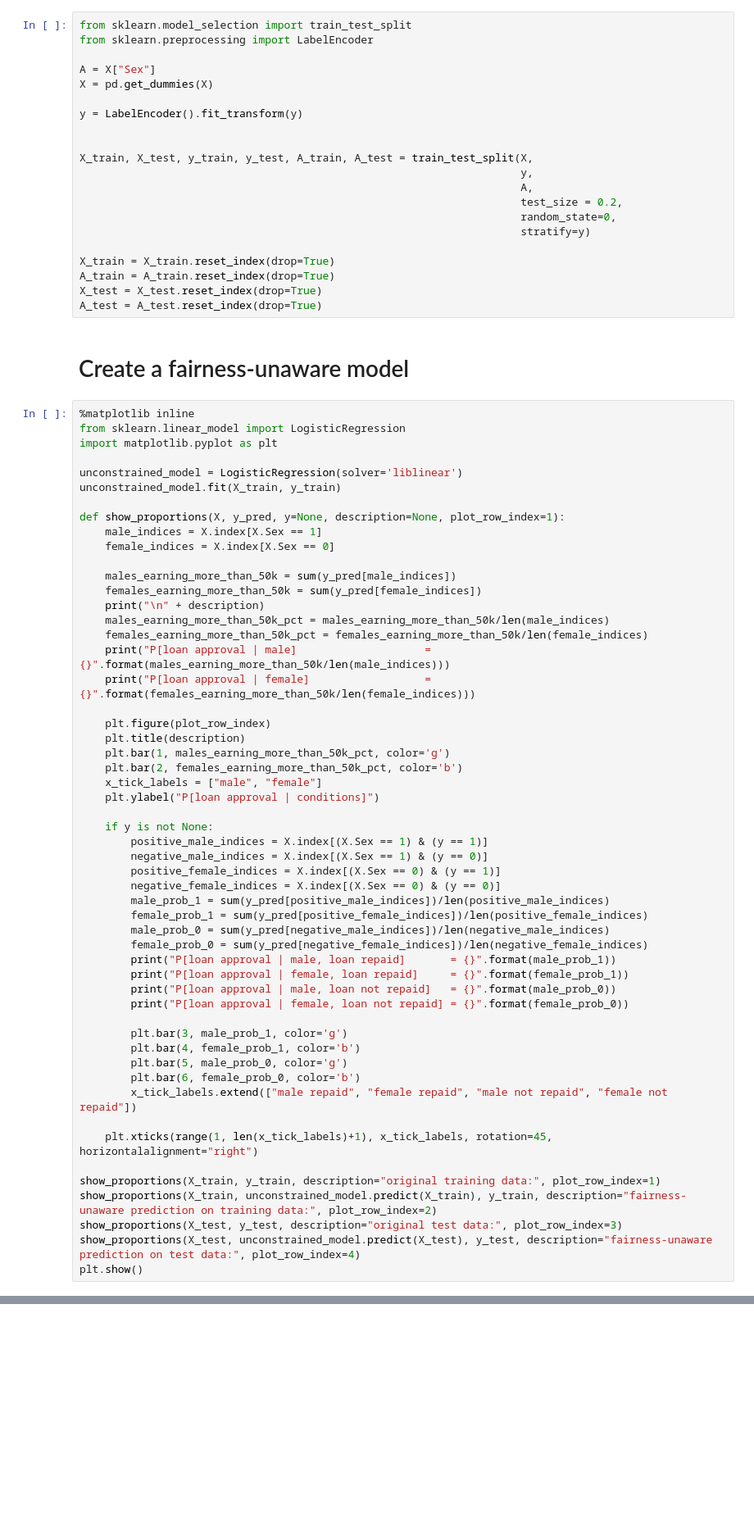
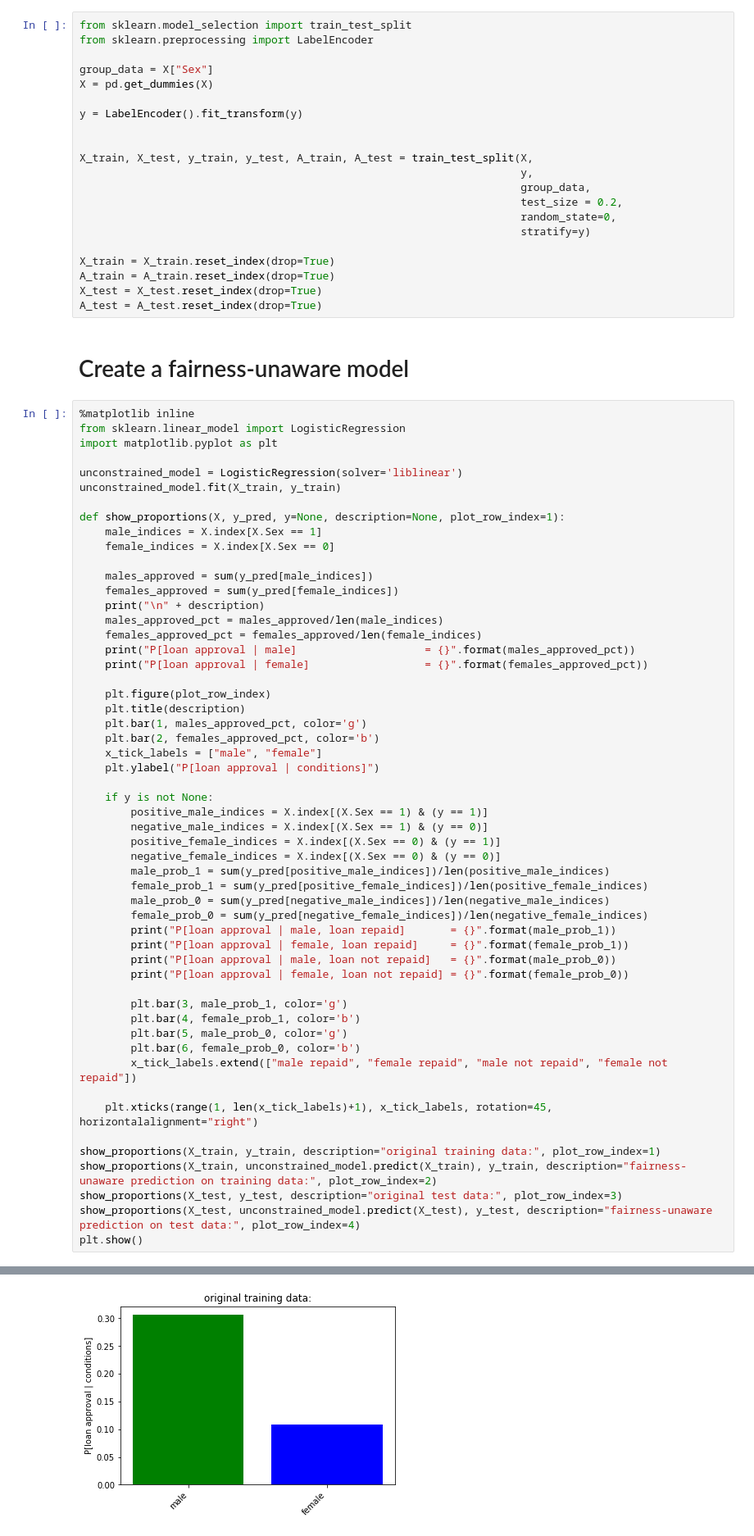
Before and after one commit to fairlearn/fairlearn, a Jupyter notebook: notebooks/Threshold Optimization Post-Processing for Binary Classification.ipynb, the cells around one changed output, grey strips where cells are left out. Shown at 82% size. Cells and saved outputs as stored; diff of their text form; blank space fills up the shorter version.

```diff
--- a/notebooks/Threshold Optimization Post-Processing for Binary Classification.ipynb
+++ b/notebooks/Threshold Optimization Post-Processing for Binary Classification.ipynb
@@ -18,7 +25,7 @@ Since we need to encode categorical attributes properly, there are a few additio
 from sklearn.model_selection import train_test_split
 from sklearn.preprocessing import LabelEncoder
 
-A = X["Sex"]
+group_data = X["Sex"]
 X = pd.get_dummies(X)
 
 y = LabelEncoder().fit_transform(y)
@@ -26,7 +33,7 @@ y = LabelEncoder().fit_transform(y)
 
 X_train, X_test, y_train, y_test, A_train, A_test = train_test_split(X,
                                                                      y,
-                                                                     A,
+                                                                     group_data,
                                                                      test_size = 0.2,
                                                                      random_state=0,
                                                                      stratify=y)
@@ -49,18 +56,18 @@ def show_proportions(X, y_pred, y=None, description=None, plot_row_index=1):
     male_indices = X.index[X.Sex == 1]
     female_indices = X.index[X.Sex == 0]
 
-    males_earning_more_than_50k = sum(y_pred[male_indices])
-    females_earning_more_than_50k = sum(y_pred[female_indices])
+    males_approved = sum(y_pred[male_indices])
+    females_approved = sum(y_pred[female_indices])
     print("\n" + description)
-    males_earning_more_than_50k_pct = males_earning_more_than_50k/len(male_indices)
-    females_earning_more_than_50k_pct = females_earning_more_than_50k/len(female_indices)
-    print("P[loan approval | male]                    = {}".format(males_earning_more_than_50k/len(male_indices)))
-    print("P[loan approval | female]                  = {}".format(females_earning_more_than_50k/len(female_indices)))
+    males_approved_pct = males_approved/len(male_indices)
+    females_approved_pct = females_approved/len(female_indices)
+    print("P[loan approval | male]                    = {}".format(males_approved_pct))
+    print("P[loan approval | female]                  = {}".format(females_approved_pct))
 
     plt.figure(plot_row_index)
     plt.title(description)
-    plt.bar(1, males_earning_more_than_50k_pct, color='g')
-    plt.bar(2, females_earning_more_than_50k_pct, color='b')
+    plt.bar(1, males_approved_pct, color='g')
+    plt.bar(2, females_approved_pct, color='b')
     x_tick_labels = ["male", "female"]
     plt.ylabel("P[loan approval | conditions]")
 
@@ -91,3 +98,4 @@ show_proportions(X_train, unconstrained_model.predict(X_train), y_train, descrip
 show_proportions(X_test, y_test, description="original test data:", plot_row_index=3)
 show_proportions(X_test, unconstrained_model.predict(X_test), y_test, description="fairness-unaware prediction on test data:", plot_row_index=4)
 plt.show()
+# %% [output]
@@ -93,0 +119 @@ plt.show()
+[figure, added]
```
Also changed, not shown: parts of 21 cells of this notebook.
